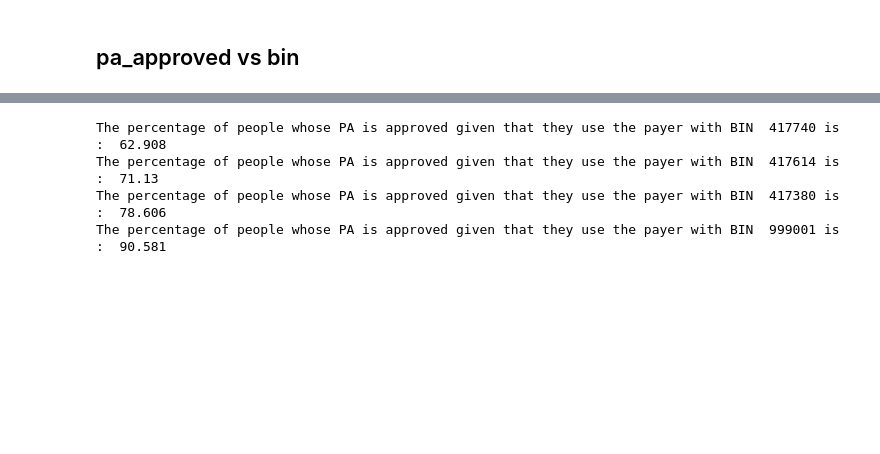
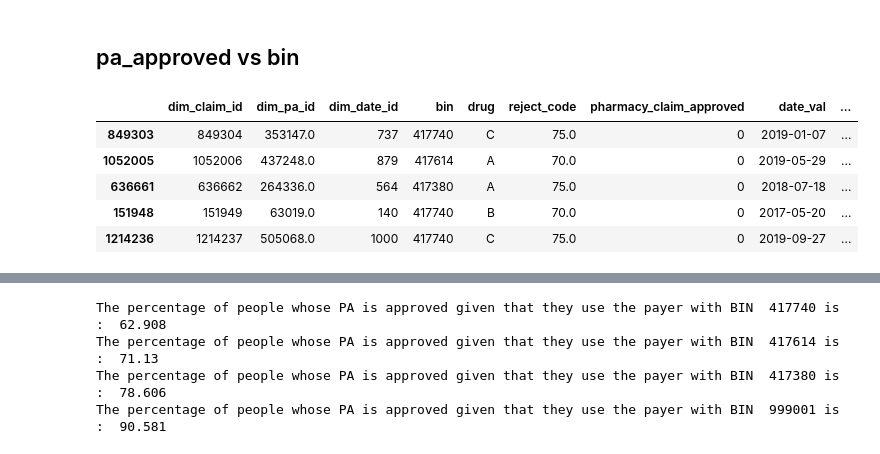
Before and after one commit to sanalsprasad/ErdosProject, a Jupyter notebook: Data_exploration.ipynb, the cells around one changed output, grey strips where cells are left out. Saved outputs shown, nothing was run; the diff lists cells and outputs as text; code cells hidden in the pictures; blank space fills up the shorter version.

```diff
--- a/Data_exploration.ipynb
+++ b/Data_exploration.ipynb
@@ -97,4 +92,16 @@ The percentage of people whose PA is approved given that they use drug  C is :
 # %% [markdown]
 ## pa_approved vs bin
+# %%
+#Takes a long time to run based on payer BIN, because it was a numpy int64. We change type to string,
+#as there are only 4 payer BINs.
+
+cmm_pa_train.loc[:,'binS']=cmm_pa_train.loc[:,'bin'].astype(str).copy()
+# %% [output]
+|  | dim_claim_id | dim_pa_id | dim_date_id | bin | drug | reject_code | pharmacy_claim_approved | date_val | ... |
+| 849303 | 849304 | 353147.0 | 737 | 417740 | C | 75.0 | 0 | 2019-01-07 | ... |
+| 1052005 | 1052006 | 437248.0 | 879 | 417614 | A | 70.0 | 0 | 2019-05-29 | ... |
+| 636661 | 636662 | 264336.0 | 564 | 417380 | A | 75.0 | 0 | 2018-07-18 | ... |
+| 151948 | 151949 | 63019.0 | 140 | 417740 | B | 70.0 | 0 | 2017-05-20 | ... |
+| 1214236 | 1214237 | 505068.0 | 1000 | 417740 | C | 75.0 | 0 | 2019-09-27 | ... |
 # %%
 #Commented because it takes very long to run
```
Also changed, not shown: parts of 8 cells of this notebook.
